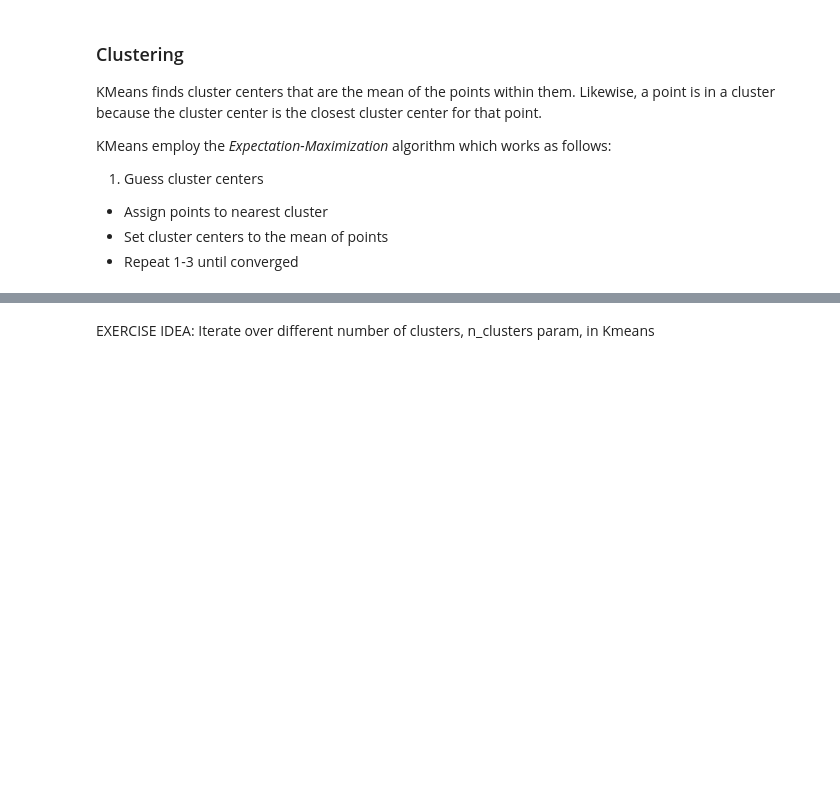
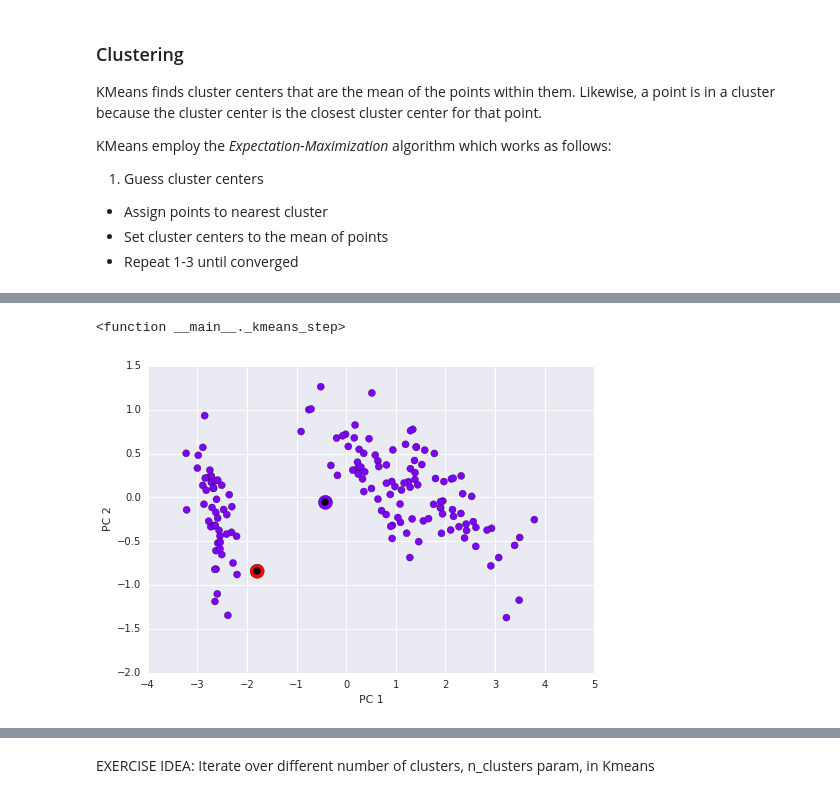
Before and after one commit to PythonWorkshop/intro-to-sklearn, a Jupyter notebook: Module_5.ipynb, the cells around one changed output, grey strips where cells are left out. Cells and saved outputs as stored; diff of their text form; code cells hidden in the pictures; blank space fills up the shorter version.

```diff
--- a/Module_5.ipynb
+++ b/Module_5.ipynb
@@ -92,13 +102,3 @@ plot_kmeans_interactive(use_iris = True)
-# %%
-from sklearn import cluster, datasets
-
-# data
-iris = datasets.load_iris()
-X, y = iris.data, iris.target
-
-k_means = cluster.KMeans(n_clusters=3)
-k_means.fit(X)
-
-# how do our original labels fit into the clusters we found?
-print(k_means.labels_[::10])
-print(y[::10])
+# %%
+n_clusters  = 3
+random_state = 2
@@ -104,0 +157,7 @@ print(y[::10])
+# %%
+min_clusters, max_clusters = 1, 6
+interact(_kmeans_step, frame=[0, 20],
+                    n_clusters=[min_clusters, max_clusters])
+# %% [output]
+<function __main__._kmeans_step>
+[figure, added]
```
Also changed, not shown: parts of 6 cells of this notebook, 2 other files.
